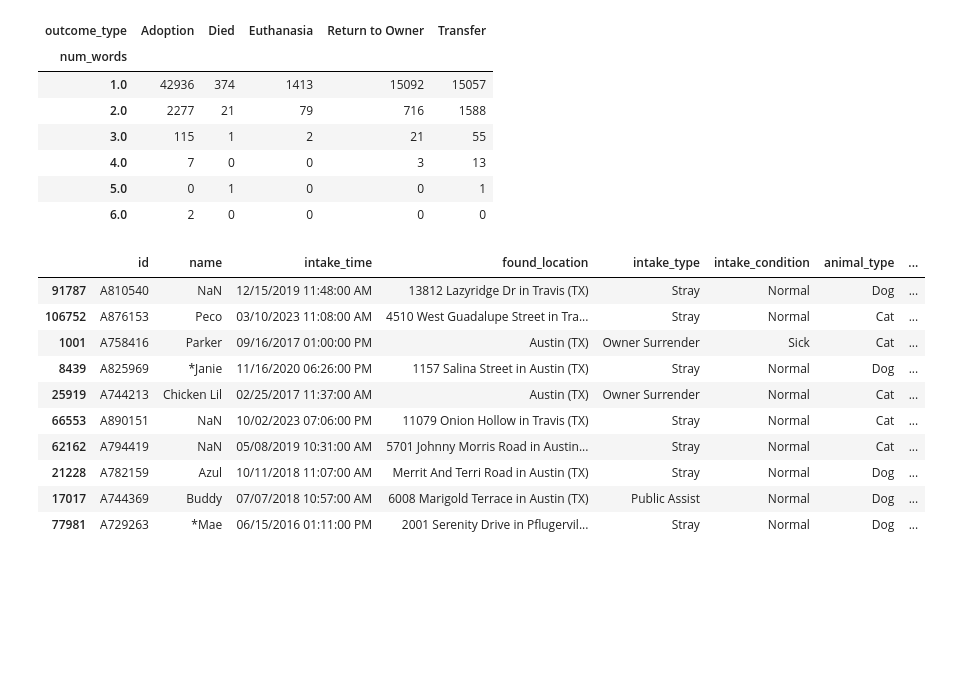
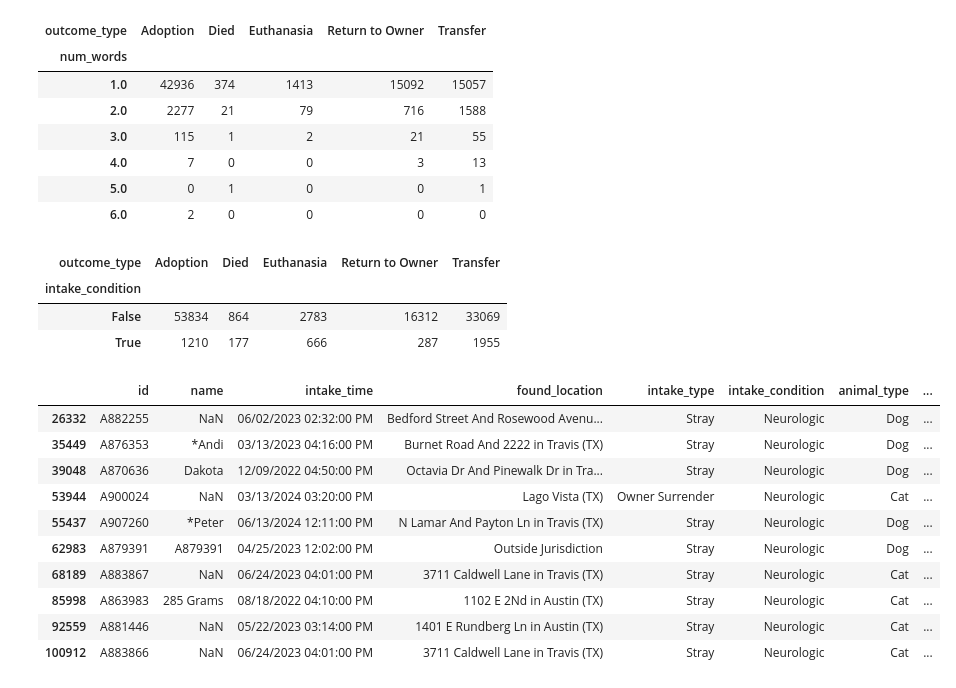
Before and after one commit to nneomaonochie/ml1-animal-data, a Jupyter notebook: exploration.ipynb, the cells around one changed output. Cells and saved outputs as stored; diff of their text form; code cells hidden in the pictures; blank space fills up the shorter version.

Commit message:
looking at medical conditions

```diff
--- a/exploration.ipynb
+++ b/exploration.ipynb
@@ -687,17 +687,24 @@ pd.crosstab(df_train['num_words'], df_train['outcome_type'])
 | 4.0 | 7 | 0 | 0 | 3 | 13 |
 | 5.0 | 0 | 1 | 0 | 0 | 1 |
 | 6.0 | 2 | 0 | 0 | 0 | 0 |
-# %%
-df_train.sample(10)
-# %% [output]
-|  | id | name | intake_time | found_location | intake_type | intake_condition | animal_type | ... |
-| 91787 | A810540 | NaN | 12/15/2019 11:48:00 AM | 13812 Lazyridge Dr in Travis (TX) | Stray | Normal | Dog | ... |
-| 106752 | A876153 | Peco | 03/10/2023 11:08:00 AM | 4510 West Guadalupe Street in Tra... | Stray | Normal | Cat | ... |
-| 1001 | A758416 | Parker | 09/16/2017 01:00:00 PM | Austin (TX) | Owner Surrender | Sick | Cat | ... |
-| 8439 | A825969 | *Janie | 11/16/2020 06:26:00 PM | 1157 Salina Street in Austin (TX) | Stray | Normal | Dog | ... |
-| 25919 | A744213 | Chicken Lil | 02/25/2017 11:37:00 AM | Austin (TX) | Owner Surrender | Normal | Cat | ... |
-| 66553 | A890151 | NaN | 10/02/2023 07:06:00 PM | 11079 Onion Hollow in Travis (TX) | Stray | Normal | Cat | ... |
-| 62162 | A794419 | NaN | 05/08/2019 10:31:00 AM | 5701 Johnny Morris Road in Austin... | Stray | Normal | Cat | ... |
-| 21228 | A782159 | Azul | 10/11/2018 11:07:00 AM | Merrit And Terri Road in Austin (TX) | Stray | Normal | Dog | ... |
-| 17017 | A744369 | Buddy | 07/07/2018 10:57:00 AM | 6008 Marigold Terrace in Austin (TX) | Public Assist | Normal | Dog | ... |
-| 77981 | A729263 | *Mae | 06/15/2016 01:11:00 PM | 2001 Serenity Drive in Pflugervil... | Stray | Normal | Dog | ... |
+# %%
+pd.crosstab(df_train['intake_condition'] == 'Sick', df_train['outcome_type'])
+# %% [output]
+| outcome_type | Adoption | Died | Euthanasia | Return to Owner | Transfer |
+| intake_condition |  |  |  |  |  |
+| False | 53834 | 864 | 2783 | 16312 | 33069 |
+| True | 1210 | 177 | 666 | 287 | 1955 |
+# %%
+df_train[df_train['intake_condition'] == 'Neurologic']
+# %% [output]
+|  | id | name | intake_time | found_location | intake_type | intake_condition | animal_type | ... |
+| 26332 | A882255 | NaN | 06/02/2023 02:32:00 PM | Bedford Street And Rosewood Avenu... | Stray | Neurologic | Dog | ... |
+| 35449 | A876353 | *Andi | 03/13/2023 04:16:00 PM | Burnet Road And 2222 in Travis (TX) | Stray | Neurologic | Dog | ... |
+| 39048 | A870636 | Dakota | 12/09/2022 04:50:00 PM | Octavia Dr And Pinewalk Dr in Tra... | Stray | Neurologic | Dog | ... |
+| 53944 | A900024 | NaN | 03/13/2024 03:20:00 PM | Lago Vista (TX) | Owner Surrender | Neurologic | Cat | ... |
+| 55437 | A907260 | *Peter | 06/13/2024 12:11:00 PM | N Lamar And Payton Ln in Travis (TX) | Stray | Neurologic | Dog | ... |
+| 62983 | A879391 | A879391 | 04/25/2023 12:02:00 PM | Outside Jurisdiction | Stray | Neurologic | Dog | ... |
+| 68189 | A883867 | NaN | 06/24/2023 04:01:00 PM | 3711 Caldwell Lane in Travis (TX) | Stray | Neurologic | Cat | ... |
+| 85998 | A863983 | 285 Grams | 08/18/2022 04:10:00 PM | 1102 E 2Nd in Austin (TX) | Stray | Neurologic | Cat | ... |
+| 92559 | A881446 | NaN | 05/22/2023 03:14:00 PM | 1401 E Rundberg Ln in Austin (TX) | Stray | Neurologic | Cat | ... |
+| 100912 | A883866 | NaN | 06/24/2023 04:01:00 PM | 3711 Caldwell Lane in Travis (TX) | Stray | Neurologic | Cat | ... |
```
